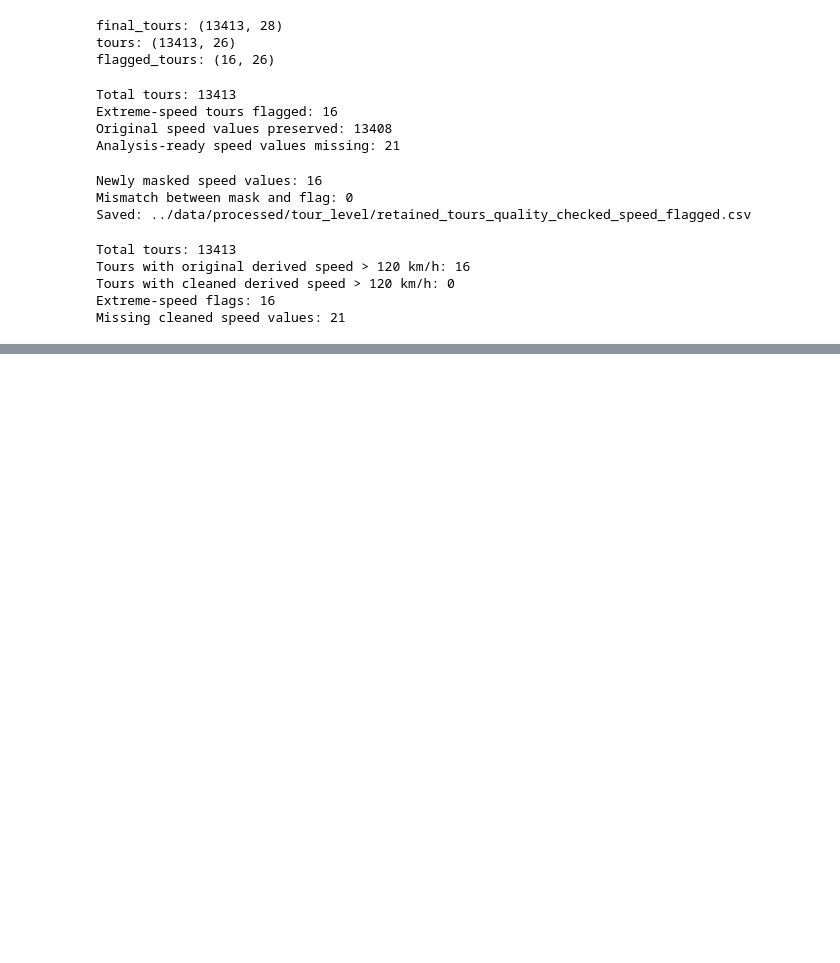
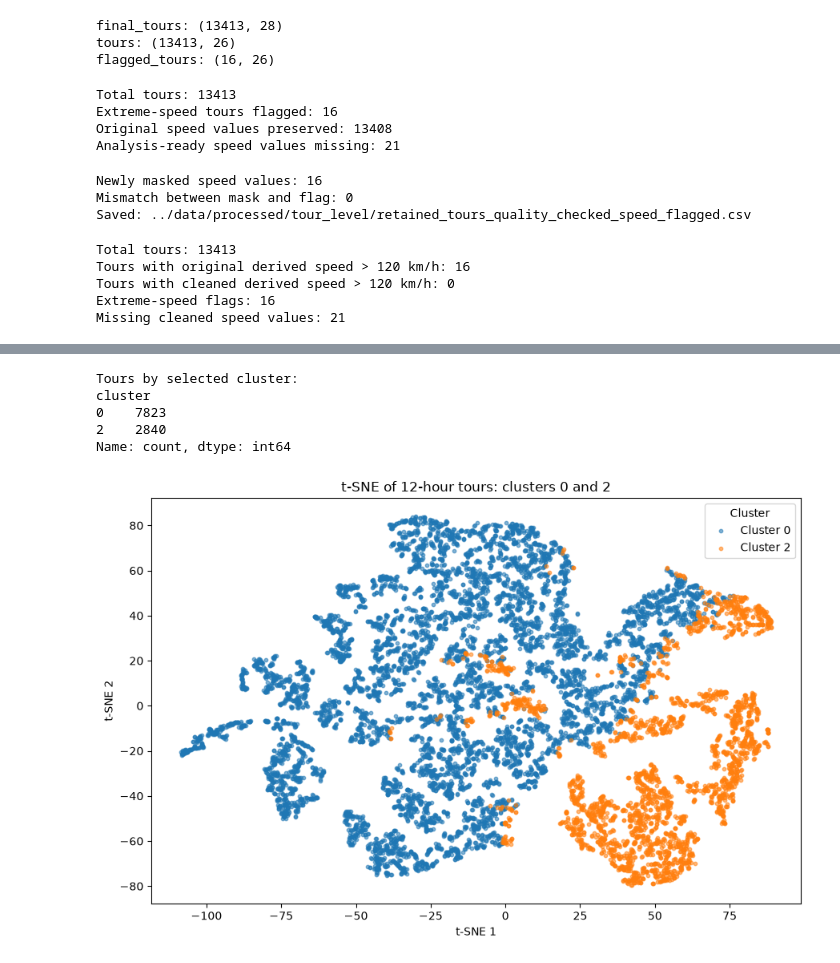
Before and after one commit to Bhargeshjani03/dt-cargo-vehicle-telemetry-, a Jupyter notebook: notebooks/tour_level_PCA.ipynb, the cells around one changed output, grey strips where cells are left out. Saved outputs shown, nothing was run; the diff lists cells and outputs as text; code cells hidden in the pictures; blank space fills up the shorter version.

```diff
--- a/notebooks/tour_level_PCA.ipynb
+++ b/notebooks/tour_level_PCA.ipynb
@@ -852,0 +1848,70 @@ Missing cleaned speed values: 21
+# %%
+tsne_data["cluster"] = pd.to_numeric(tsne_data["cluster"], errors="coerce")
+tsne_data = tsne_data.loc[tsne_data["cluster"].isin([0, 2])].copy()
+
+print("Tours by selected cluster:")
+print(tsne_data["cluster"].value_counts().sort_index())
+# %% [output]
+Tours by selected cluster:
+cluster
+0    7823
+2    2840
+Name: count, dtype: int64
+# %%
+import numpy as np
+import matplotlib.pyplot as plt
+
+from sklearn.decomposition import PCA
+from sklearn.impute import SimpleImputer
+from sklearn.manifold import TSNE
+from sklearn.preprocessing import StandardScaler
+
+candidate_features = [
+    "total_distance_km",
+    "recorded_track_hours",
+    "elapsed_span_hours",
+    "distance_based_avg_speed_kmh_clean",
+    "track_count",
+    "max_internal_gap_h",
+]
+feature_cols = [c for c in candidate_features if c in tsne_data.columns]
+
+X = tsne_data[feature_cols].apply(pd.to_numeric, errors="coerce")
+X = X.replace([np.inf, -np.inf], np.nan)
+
+for col in feature_cols:
+    X[col] = np.log1p(X[col].clip(lower=0))
+
+X = SimpleImputer(strategy="median").fit_transform(X)
+X = StandardScaler().fit_transform(X)
+
+n_pcs = min(5, X.shape[1], X.shape[0] - 1)
+X_pca = PCA(n_components=n_pcs, random_state=42).fit_transform(X)
+
+perplexity = min(30, max(5, (len(tsne_data) - 1) // 3))
+coords = TSNE(
+    n_components=2,
+    perplexity=perplexity,
+    init="pca",
+    learning_rate="auto",
+    random_state=42,
+).fit_transform(X_pca)
+
+tsne_data["tsne_1"] = coords[:, 0]
+tsne_data["tsne_2"] = coords[:, 1]
+
+fig, ax = plt.subplots(figsize=(9, 6))
+for cluster_id, group in tsne_data.groupby("cluster"):
+    ax.scatter(
+        group["tsne_1"], group["tsne_2"],
+        s=10, alpha=0.55, label=f"Cluster {int(cluster_id)}"
+    )
+
+ax.set_title("t-SNE of 12-hour tours: clusters 0 and 2")
+ax.set_xlabel("t-SNE 1")
+ax.set_ylabel("t-SNE 2")
+ax.legend(title="Cluster")
+plt.tight_layout()
+plt.show()
+# %% [output]
+[figure, added]
```
Also changed, not shown: parts of 32 cells of this notebook, 9 other files.
